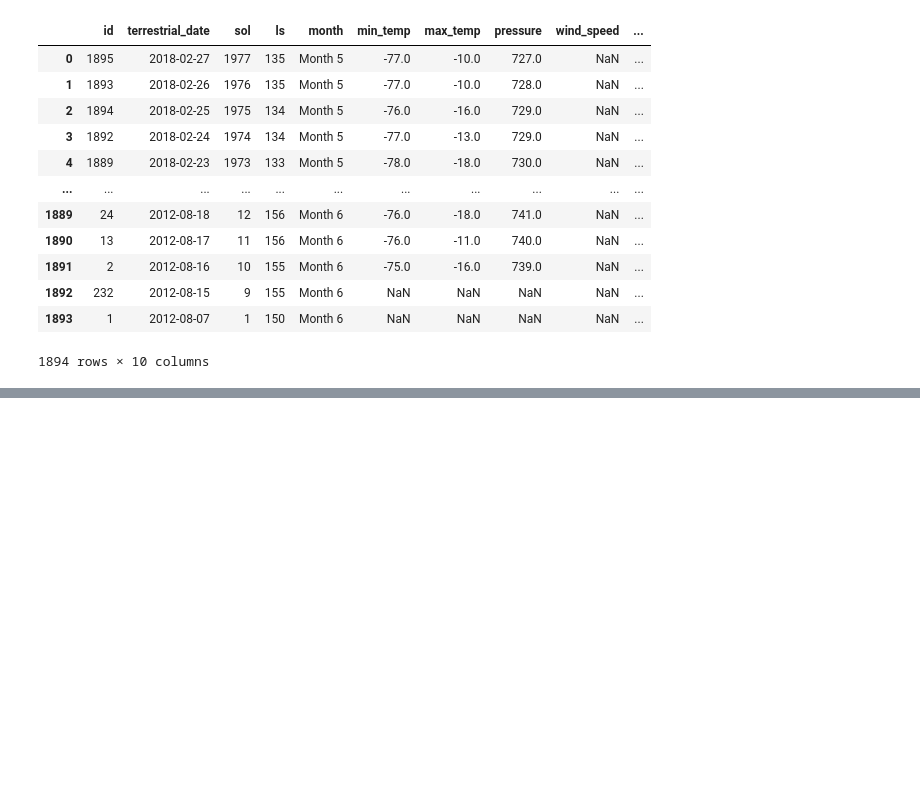
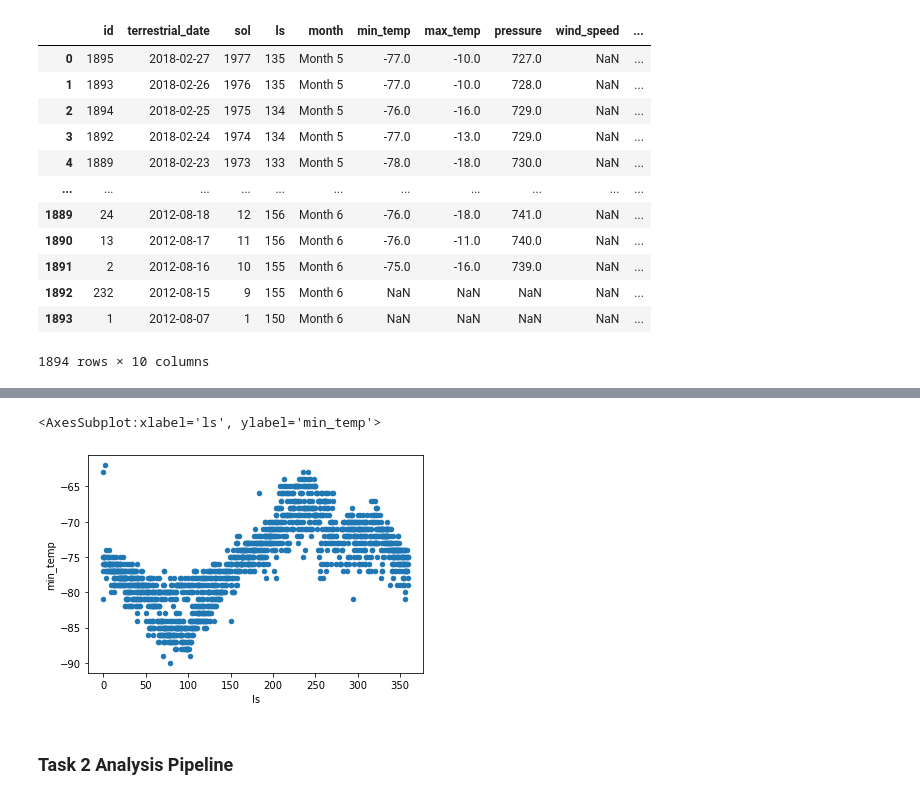
Before and after one commit to data301-2021-winter1/group15-project, a Jupyter notebook: notebooks/analysis2.ipynb, the cells around one changed output, grey strips where cells are left out. Saved outputs shown, nothing was run; the diff lists cells and outputs as text; code cells hidden in the pictures; blank space fills up the shorter version.

```diff
--- a/notebooks/analysis2.ipynb
+++ b/notebooks/analysis2.ipynb
@@ -25,0 +93,8 @@ rawmars_Data
+# %%
+rawmars_Data.plot(kind='scatter', x='ls', y='min_temp')
+#Interesting to note the lowest temps in comparison with the various equinox's because we can compare the temp during those periods on mars to the temps we see on earth
+# %% [output]
+<AxesSubplot:xlabel='ls', ylabel='min_temp'>
+[figure, added]
+# %% [markdown]
+### Task 2 Analysis Pipeline
```
Also changed, not shown: parts of 20 cells of this notebook, 3 other files.
